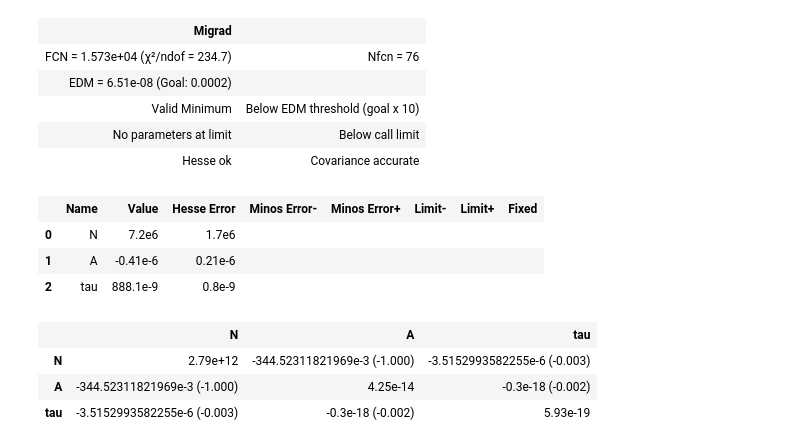
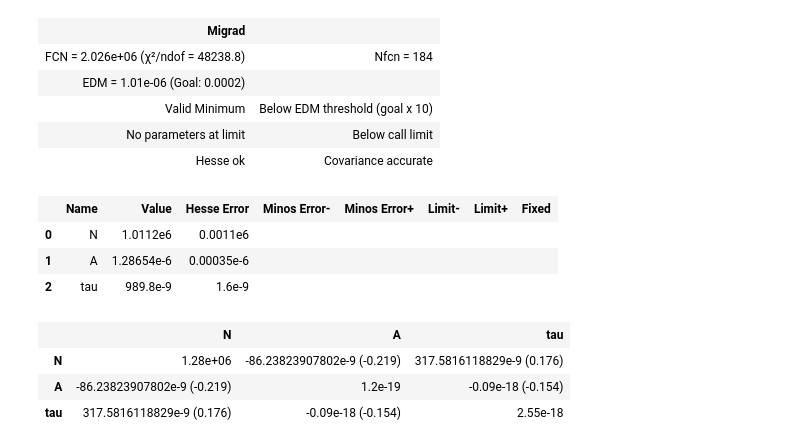
Before and after one commit to Matti-z/Lab-muons, a Jupyter notebook: hist.ipynb, the cells around one changed output. Saved outputs shown, nothing was run; the diff lists cells and outputs as text; code cells hidden in the pictures.

```diff
--- a/hist.ipynb
+++ b/hist.ipynb
@@ -6,7 +6,7 @@ from scipy.stats import expon, norm
 import plotly.graph_objects as go
 
 
-n_bins = 40
+n_bins = 45
 
 def exp( x , N, A , tau ):
     return N*expon.cdf(x , A , tau)
@@ -66,15 +69,10 @@ fig.show()
 data = np.genfromtxt("Data/timestamp/2026-01-08.csv", delimiter=',')
 print(len(data))
 
-data = data[(data > 2e-6)]
+data = data[(data > 2e-7)]
 
 print(len(data))
 
 count, edges = np.histogram(data, bins=n_bins , density=False)
-
-count -= 4000
-
-n = exp_fit( exp ,1e5 ,1 , 2e-6 , count , edges)
-display(n)
 # %% [output]
 8636280
@@ -130,23 +146,23 @@ display(m)
 # %%
 ge_cdf = gauss_exp_cdf( *m.values)
 
-k = exp_fit( ge_cdf , 7.56e6 , -373e-9 , 0.857e-6 , count , edges)
-display(k)
+k = exp_fit( ge_cdf , 7.56e6 , 1e-6 , 2.3e-6 , count , edges)
+# display(k)
 # %% [output]
 | Migrad |  |
-| FCN = 1.573e+04 (χ²/ndof = 234.7) | Nfcn = 76 |
-| EDM = 6.51e-08 (Goal: 0.0002) |  |
+| FCN = 2.026e+06 (χ²/ndof = 48238.8) | Nfcn = 184 |
+| EDM = 1.01e-06 (Goal: 0.0002) |  |
 | Valid Minimum | Below EDM threshold (goal x 10) |
 | No parameters at limit | Below call limit |
 | Hesse ok | Covariance accurate |
 |  | Name | Value | Hesse Error | Minos Error- | Minos Error+ | Limit- | Limit+ | Fixed |
-| 0 | N | 7.2e6 | 1.7e6 |  |  |  |  |  |
-| 1 | A | -0.41e-6 | 0.21e-6 |  |  |  |  |  |
-| 2 | tau | 888.1e-9 | 0.8e-9 |  |  |  |  |  |
+| 0 | N | 1.0112e6 | 0.0011e6 |  |  |  |  |  |
+| 1 | A | 1.28654e-6 | 0.00035e-6 |  |  |  |  |  |
+| 2 | tau | 989.8e-9 | 1.6e-9 |  |  |  |  |  |
 |  | N | A | tau |
-| N | 2.79e+12 | -344.52311821969e-3 (-1.000) | -3.5152993582255e-6 (-0.003) |
-| A | -344.52311821969e-3 (-1.000) | 4.25e-14 | -0.3e-18 (-0.002) |
-| tau | -3.5152993582255e-6 (-0.003) | -0.3e-18 (-0.002) | 5.93e-19 |
+| N | 1.28e+06 | -86.23823907802e-9 (-0.219) | 317.5816118829e-9 (0.176) |
+| A | -86.23823907802e-9 (-0.219) | 1.2e-19 | -0.09e-18 (-0.154) |
+| tau | 317.5816118829e-9 (0.176) | -0.09e-18 (-0.154) | 2.55e-18 |
 # %%
 
 data = np.genfromtxt("Data/timestamp/2026-01-08.csv", delimiter=',')
```
Also changed, not shown: parts of 5 cells of this notebook.
